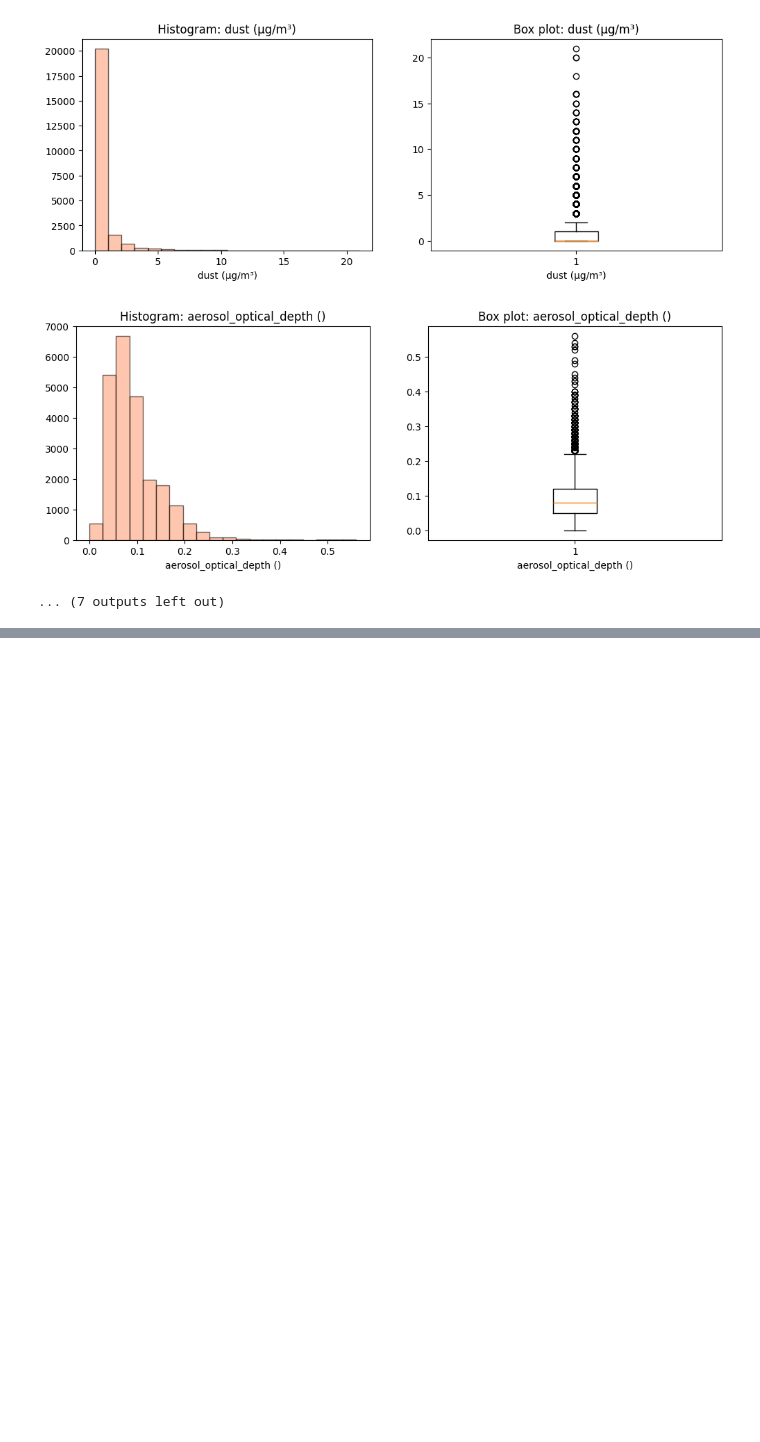
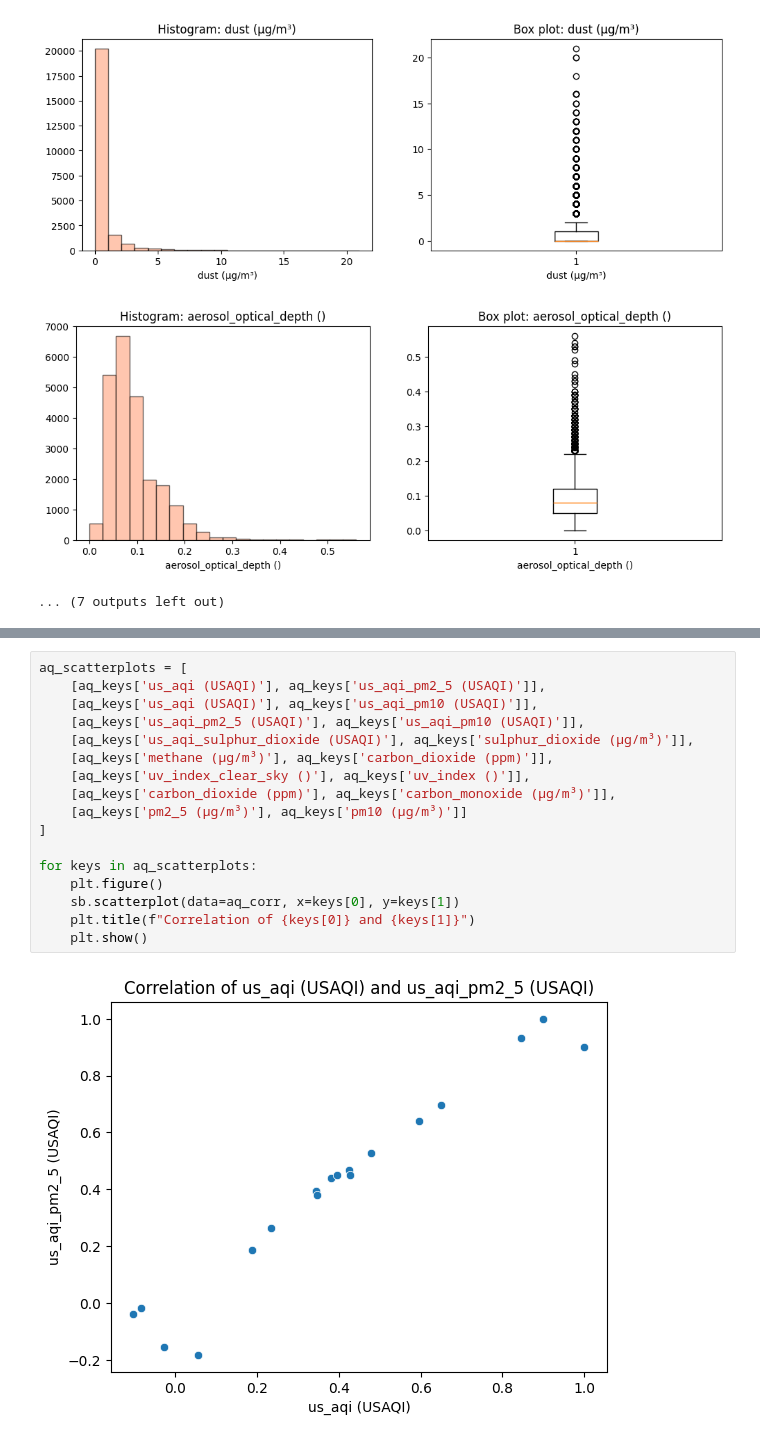
Before and after one commit to ianbunag/cmpe-255-data-mining-project, a Jupyter notebook: 03-08-eda-open-meteo.ipynb, the cells around one changed output, grey strips where cells are left out. Cells and saved outputs as stored; diff of their text form; blank space fills up the shorter version.

```diff
--- a/03-08-eda-open-meteo.ipynb
+++ b/03-08-eda-open-meteo.ipynb
@@ -313,0 +332,19 @@ for key in aq_assessment.columns:
+# %%
+aq_scatterplots = [
+    [aq_keys['us_aqi (USAQI)'], aq_keys['us_aqi_pm2_5 (USAQI)']],
+    [aq_keys['us_aqi (USAQI)'], aq_keys['us_aqi_pm10 (USAQI)']],
+    [aq_keys['us_aqi_pm2_5 (USAQI)'], aq_keys['us_aqi_pm10 (USAQI)']],
+    [aq_keys['us_aqi_sulphur_dioxide (USAQI)'], aq_keys['sulphur_dioxide (μg/m³)']],
+    [aq_keys['methane (μg/m³)'], aq_keys['carbon_dioxide (ppm)']],
+    [aq_keys['uv_index_clear_sky ()'], aq_keys['uv_index ()']],
+    [aq_keys['carbon_dioxide (ppm)'], aq_keys['carbon_monoxide (μg/m³)']],
+    [aq_keys['pm2_5 (μg/m³)'], aq_keys['pm10 (μg/m³)']]
+]
+
+for keys in aq_scatterplots:
+    plt.figure()
+    sb.scatterplot(data=aq_corr, x=keys[0], y=keys[1])
+    plt.title(f"Correlation of {keys[0]} and {keys[1]}")
+    plt.show()
+# %% [output]
+[figure, added]
```
Also changed, not shown: parts of 4 cells of this notebook.
